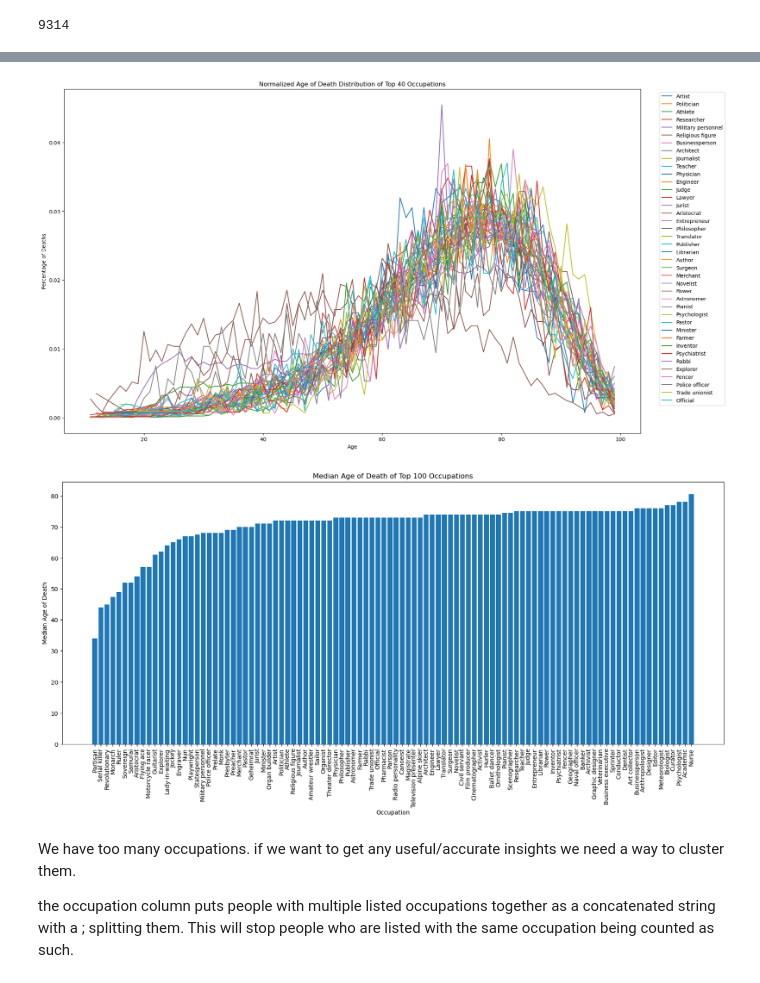
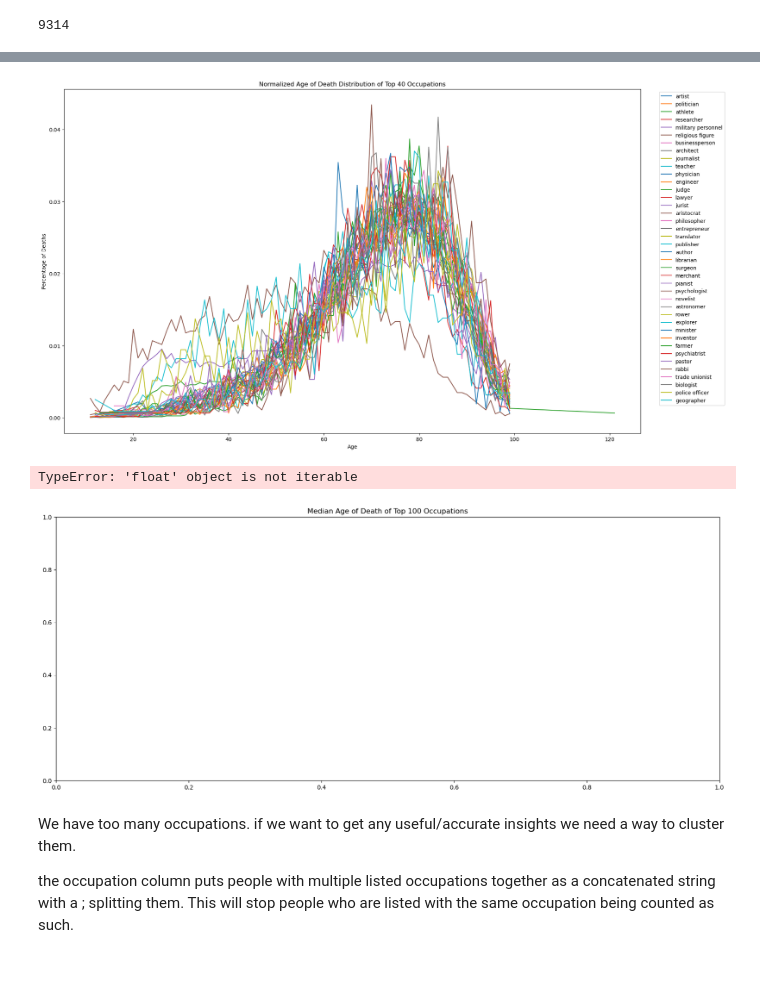
Before and after one commit to JamesHudsonn/3804ICT-Age-Analysis, a Jupyter notebook: age_investigation.ipynb, the cells around one changed output, grey strips where cells are left out. Saved outputs shown, nothing was run; the diff lists cells and outputs as text; code cells hidden in the pictures.

```diff
--- a/age_investigation.ipynb
+++ b/age_investigation.ipynb
@@ -231,18 +234,21 @@ df['Occupation'].unique().size
+# %%
+# Split the 'Occupation' column into lists
+exploded_df = df.copy()
+exploded_df['Occupation'] = df['Occupation'].str.replace(', ', '; ')
+exploded_df['Occupation'] = df['Occupation'].str.replace(': ', '; ')
+exploded_df['Occupation'] = df['Occupation'].str.split('; ')
+
+exploded_df = exploded_df.explode('Occupation')
 # %%
-import matplotlib.pyplot as plt
-import pandas as pd
-
 plt.figure(figsize=(20, 12))
 plt.title("Normalized Age of Death Distribution of Top 40 Occupations")
-top_40_occupations = df['Occupation'].value_counts().nlargest(40).index.tolist()
+top_40_occupations = exploded_df['Occupation'].value_counts().nlargest(40).index.tolist()
 
-# Pre-compute the data
 precomputed_data = {}
 for occupation in top_40_occupations:
-    age_counts = df[df["Occupation"] == occupation]["Age of death"].value_counts().sort_index()
+    age_counts = exploded_df[exploded_df["Occupation"] == occupation]["Age of death"].value_counts().sort_index()
     total_counts = age_counts.sum()
     precomputed_data[occupation] = age_counts / total_counts
-
 
 for occupation in top_40_occupations:
     plt.plot(precomputed_data[occupation], label=occupation)
@@ -252,31 +258,35 @@ plt.ylabel("Percentage of Deaths")
 plt.legend(loc='upper right', bbox_to_anchor=(1.15, 1))
 plt.show()
 # %% [output]
-[figure, old version]
+[figure, new version]
 # %%
-
 plt.figure(figsize=(20, 8))
 plt.title("Median Age of Death of Top 100 Occupations")
 
-# Count the occurrences of each occupation and get the top 40
-top100 = df['Occupation'].value_counts().nlargest(100).index.tolist()
+# Extract individual occupations from the list and count them
+occupation_counts = [occupation for occupations in exploded_df['Occupation'] for occupation in occupations]
+occupation_counts = pd.Series(occupation_counts).value_counts()
 
-# Calculate the median age of death for each of the top 40 occupations
+# Get the top 100 occupations
+top100 = occupation_counts.nlargest(100).index.tolist()
+
+# Calculate the median age of death for each of the top 100 occupations
 medians = {}
 for occupation in top100:
-    median_age = df[df["Occupation"] == occupation]["Age of death"].median()
+    median_age = df[df['Occupation'].apply(lambda x: occupation in x)]['Age of death'].median()
     medians[occupation] = median_age
 
 # Sort occupations by median age
 sorted_occupations = sorted(medians, key=medians.get)
 
 plt.bar(sorted_occupations, [medians[occupation] for occupation in sorted_occupations])
 plt.xlabel("Occupation")
 plt.ylabel("Median Age of Death")
 plt.xticks(rotation=90)
 plt.show()
 # %% [output]
+TypeError: 'float' object is not iterable
-[figure, old version]
+[figure, new version]
 # %% [markdown]
 We have too many occupations. if we want to get any useful/accurate insights we need a way to cluster them.
 
```
Also changed, not shown: parts of 14 cells of this notebook.
